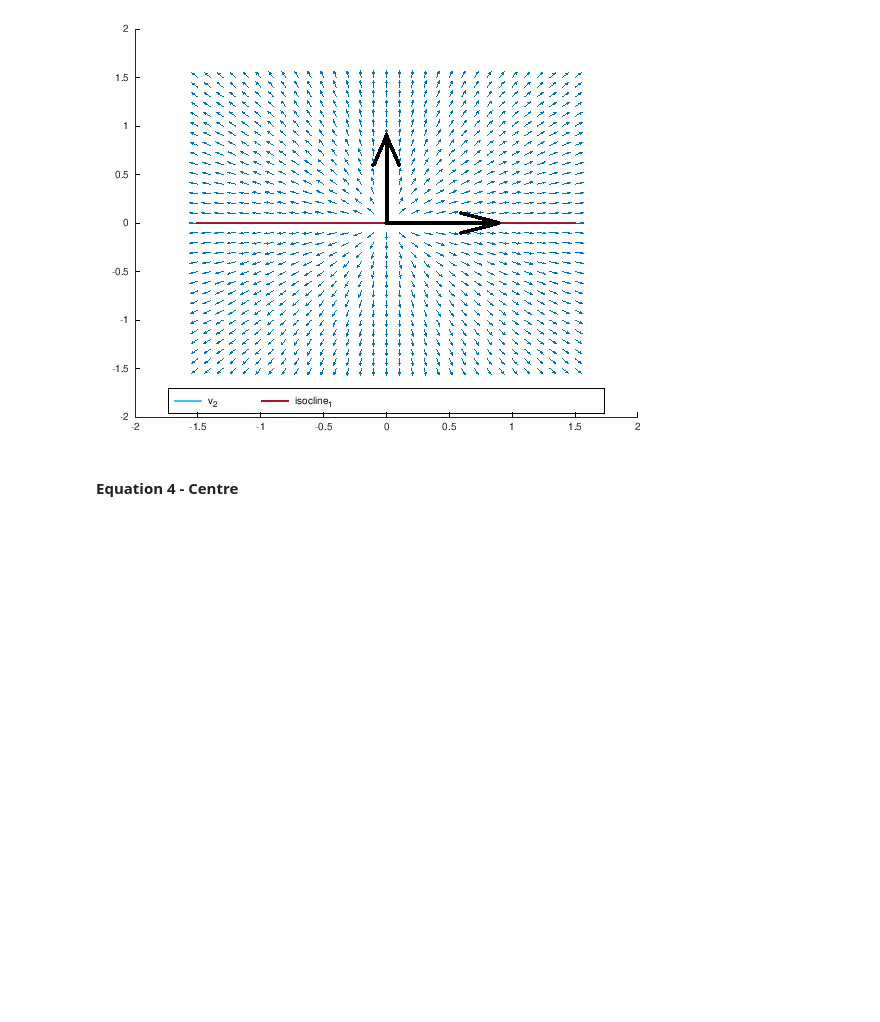
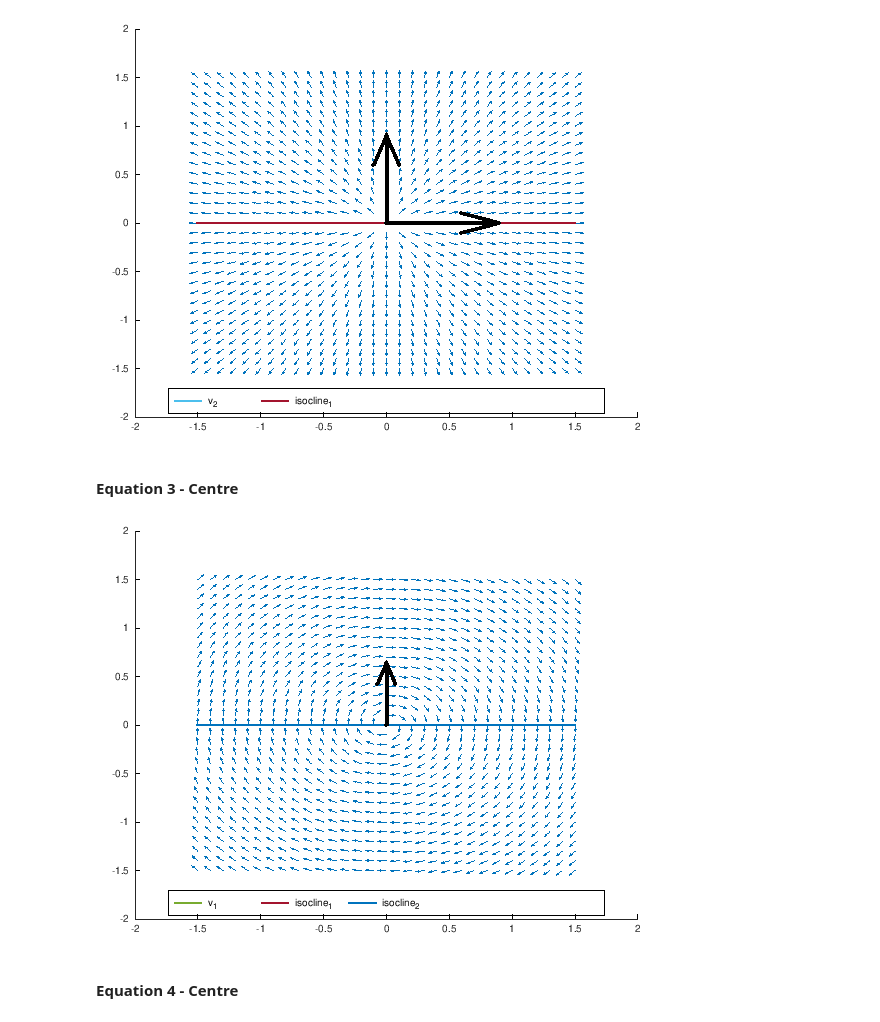
Before and after one commit to AlexandreHnf/Projet_ModSim, a Jupyter notebook: projet.ipynb, the cells around one changed output. Cells and saved outputs as stored; diff of their text form; code cells hidden in the pictures; blank space fills up the shorter version.

```diff
--- a/projet.ipynb
+++ b/projet.ipynb
@@ -319,6 +325,12 @@ plot_portrait_phase_complete([-1 0; 0 -1]); %(-1, 0) cas 2, nous avons un noeud
 plot_portrait_phase_complete([1 0; 0 1]); %(1, 0) cas 2, nous avons un noeud singulier instable
 # %% [output]
 [figure]
+# %% [markdown]
+#### Equation 3 - Centre
+# %%
+plot_portrait_phase_complete([0 2; -2 0]); %(0, 2) cas 3, nous avons un centre
+# %% [output]
+[figure, added]
 # %% [markdown]
 #### Equation 4 - Centre
 # %%
```
Also changed, not shown: parts of 6 cells of this notebook.
